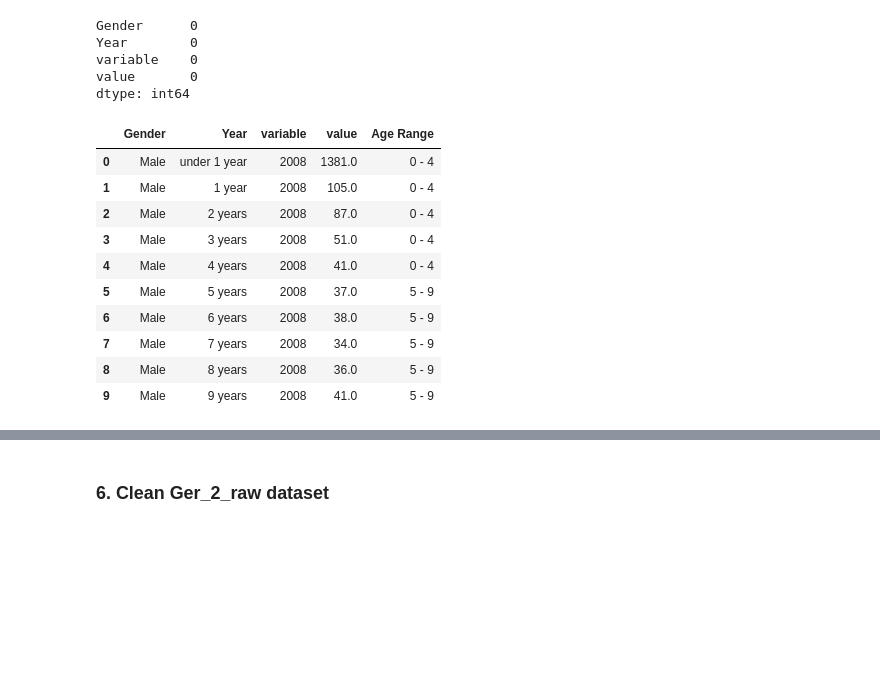
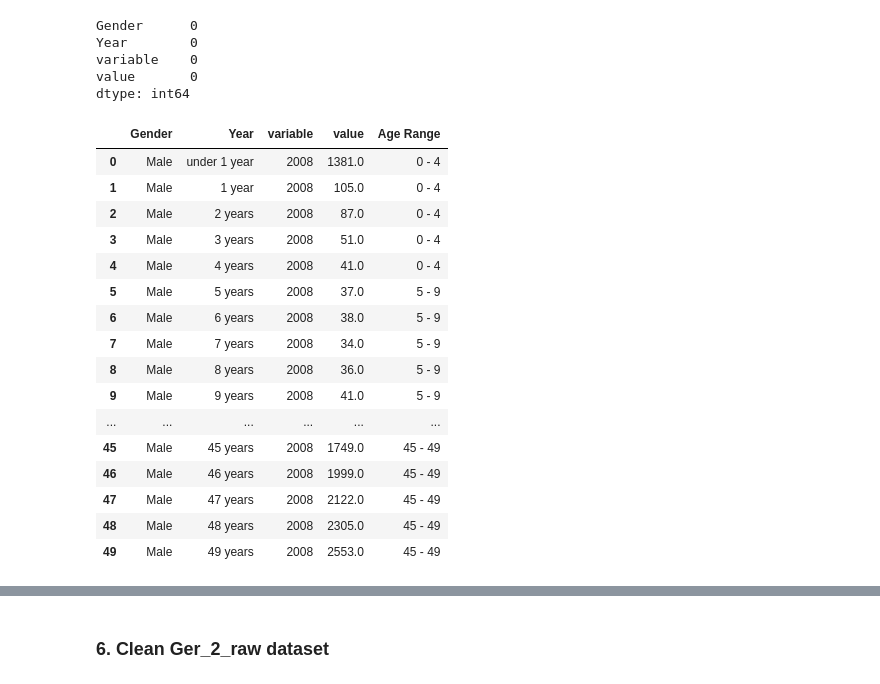
Before and after one commit to emmanguyen102/Master-s-thesis-, a Jupyter notebook: Data Preprocessing/Data-cleaning.ipynb, the cells around one changed output, grey strips where cells are left out. Drawn from its saved outputs; the diff is of its cells as text; code cells hidden in the pictures; blank space fills up the shorter version.

```diff
--- a/Data Preprocessing/Data-cleaning.ipynb
+++ b/Data Preprocessing/Data-cleaning.ipynb
@@ -470,33 +481,39 @@ ger_age_dict = {
     '86 years': '85 - over',
     '87 years': '85 - over',
     '88 years': '85 - over',
     '89 years': '85 - over',
     '90 years': '85 - over',
     '91 years': '85 - over',
     '92 years': '85 - over',
     '93 years': '85 - over',
     '94 years': '85 - over',
     '95 years': '85 - over',
     '96 years': '85 - over',
     '97 years': '85 - over',
     '98 years': '85 - over',
     '99 years': '85 - over',
     '100 years and over': '85 - over',
     'Total': 'total'
 }
 ger['Age Range'] = ger['Year'].map(ger_age_dict)
-ger.head(10)
+ger.head(50)
 # %% [output]
 |  | Gender | Year | variable | value | Age Range |
 | 0 | Male | under 1 year | 2008 | 1381.0 | 0 - 4 |
 | 1 | Male | 1 year | 2008 | 105.0 | 0 - 4 |
 | 2 | Male | 2 years | 2008 | 87.0 | 0 - 4 |
 | 3 | Male | 3 years | 2008 | 51.0 | 0 - 4 |
 | 4 | Male | 4 years | 2008 | 41.0 | 0 - 4 |
 | 5 | Male | 5 years | 2008 | 37.0 | 5 - 9 |
 | 6 | Male | 6 years | 2008 | 38.0 | 5 - 9 |
 | 7 | Male | 7 years | 2008 | 34.0 | 5 - 9 |
 | 8 | Male | 8 years | 2008 | 36.0 | 5 - 9 |
 | 9 | Male | 9 years | 2008 | 41.0 | 5 - 9 |
+| ... | ... | ... | ... | ... | ... |
+| 45 | Male | 45 years | 2008 | 1749.0 | 45 - 49 |
+| 46 | Male | 46 years | 2008 | 1999.0 | 45 - 49 |
+| 47 | Male | 47 years | 2008 | 2122.0 | 45 - 49 |
+| 48 | Male | 48 years | 2008 | 2305.0 | 45 - 49 |
+| 49 | Male | 49 years | 2008 | 2553.0 | 45 - 49 |
 # %%
 ger = ger.drop('Year', axis=1)
```
Also changed, not shown: parts of 11 cells of this notebook, 12 other files.
